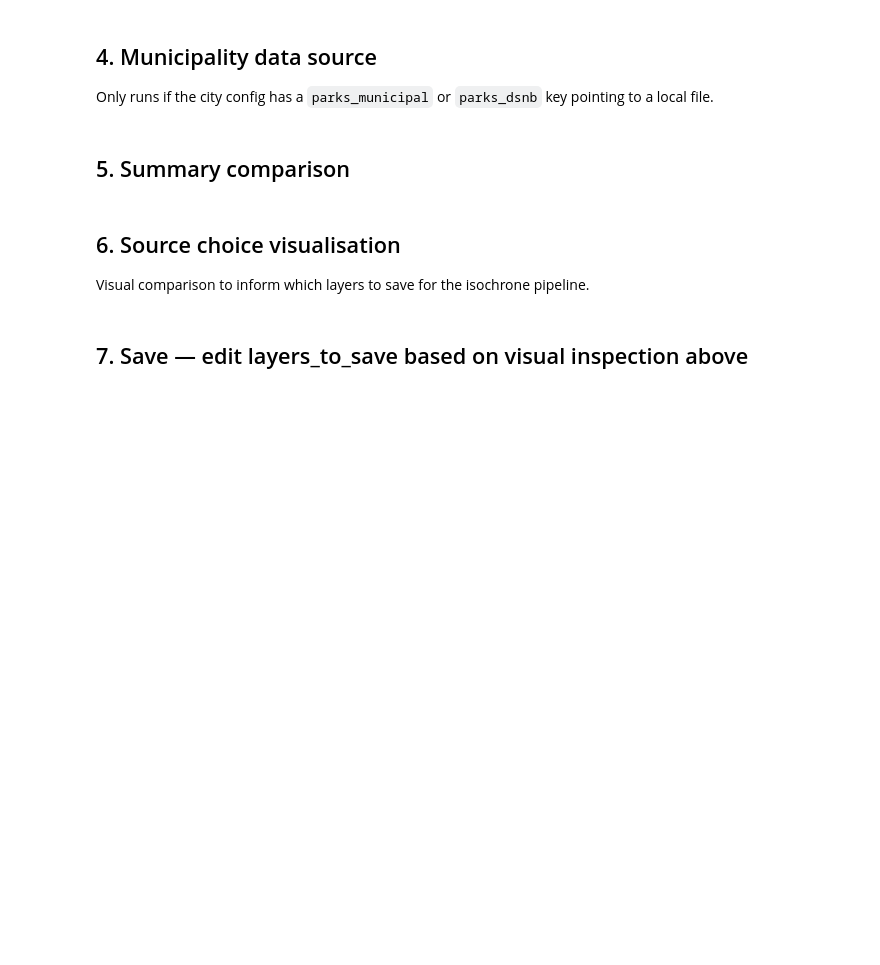
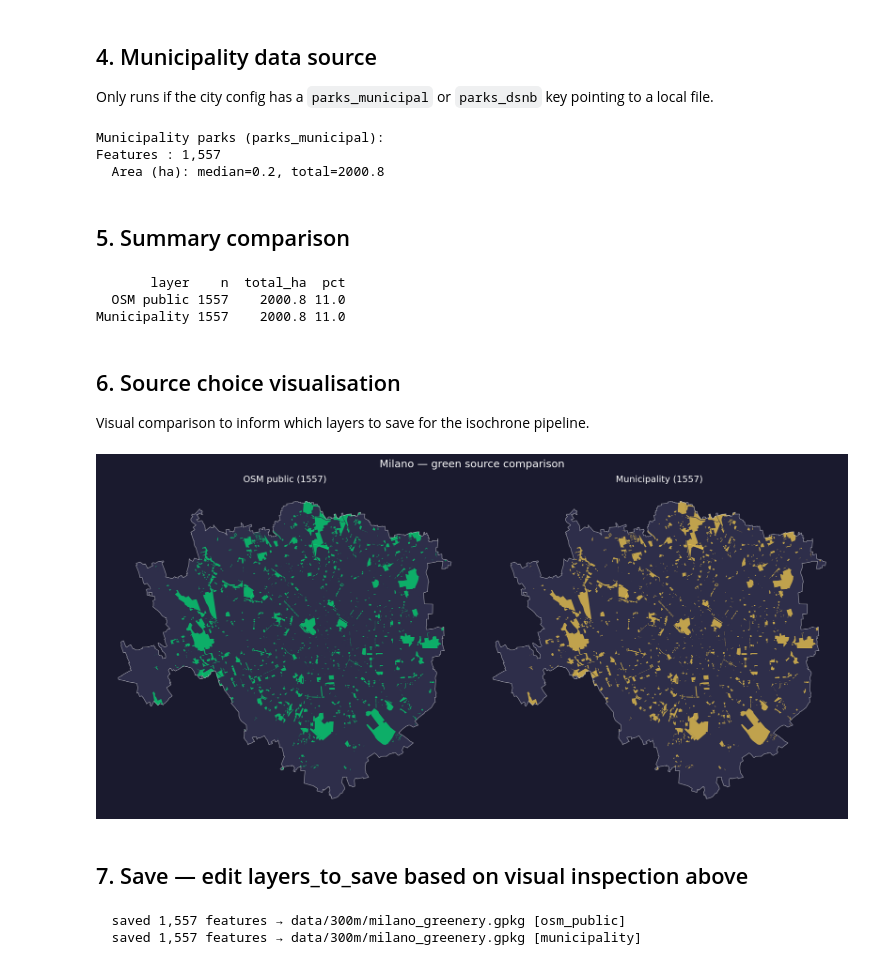
Before and after one commit to dclfbk/3-30-300-index, a Jupyter notebook: data_exploration/greenery_data_exploration.ipynb, the cells around one changed output. Drawn from its saved outputs; the diff is of its cells as text; code cells hidden in the pictures; blank space fills up the shorter version.

Commit message:
correcting config + greenery exploration script

```diff
--- a/data_exploration/greenery_data_exploration.ipynb
+++ b/data_exploration/greenery_data_exploration.ipynb
@@ -11,7 +11,7 @@ Output: `{city}_greenery.gpkg` with layers `osm_public` and/or `municipality`.
 This file is the input for `300_walkability_isochrone_computation.ipynb`.
 # %%
 # ── CHANGE THIS TO SWITCH CITY ──────────────────────────────────────────────
-CITY = "bologna"
+CITY = "milano"
 # ────────────────────────────────────────────────────────────────────────────
 # %%
 import warnings
@@ -67 +71,6 @@ print(f"Boundary: {boundary_ha:.0f} ha")
+# %%
+# ── initialise all optional source variables ─────────────────────────────────
+muni_raw     = None
+dsbn_pe_unis = None
+dsbn_ar_vrd  = None
 # %% [markdown]
@@ -93,18 +100,17 @@ else:
 Types: 11=park/garden, 1001=playground, 1101=garden, 1103=park
 # %%
-if DBSN_GDB:
-    pe_raw = gpd.read_file(DBSN_GDB, layer="pe_uins").to_crs(CRS_METRIC)
-    print(f"Total features: {len(pe_raw):,}")
+if "pe_unis" in src and os.path.exists(src["pe_unis"]):
+    pe_unis = gpd.read_file(src["pe_unis"]).to_crs(CRS_METRIC)
+    print(f"Total features: {len(pe_unis):,}")
 
     GREEN_TYPES = ["11", "1001", "1101", "1102", "1103"]
-    pe_green = (
-        pe_raw
+    dsbn_pe_unis = (
+        pe_unis
         .pipe(clip_and_reset, boundary)
         .pipe(area_ha)
         .loc[lambda df: df["pe_uins_ty"].isin(GREEN_TYPES)]
     )
     print("pe_unis green types:")
-    describe_areas(pe_green)
+    describe_areas(dsbn_pe_unis)
 else:
-    print("DBSN_GDB not set — skipping pe_unis")
-    pe_green = None
+    print('no settlement units for this city')
@@ -132,14 +145,13 @@ describe_areas(osm_public)
 ## 4. Municipality data source
 Only runs if the city config has a `parks_municipal` or `parks_dsnb` key pointing to a local file.
 # %%
-# Attempt to load a municipality-provided parks file if configured
+# load a municipality-provided parks file if configured
 municipal_key = next(
-    (k for k in ["parks_municipal", "parks_dsnb"] if k in src),
+    (k for k in ["parks_municipal"] if k in src),
     None
 )
 
 if municipal_key:
-    # Check if this file already exists (i.e. this run is an update, not first-time)
     import os as _os
     fpath = src[municipal_key]
     if _os.path.exists(fpath):
@@ -157,6 +169,10 @@ if municipal_key:
 else:
     print("No municipality parks configured for this city")
     muni_raw = None
+# %% [output]
+Municipality parks (parks_municipal):
+Features : 1,557
+  Area (ha): median=0.2, total=2000.8
 # %% [markdown]
 ## 5. Summary comparison
 # %%
@@ -166,13 +182,19 @@ rows = [{"layer": "OSM public", "n": len(osm_public), "total_ha": osm_public.are
 if muni_raw is not None:
     rows.append({"layer": "Municipality", "n": len(muni_raw), "total_ha": muni_raw.area_ha.sum(),
                  "pct": muni_raw.area_ha.sum() / boundary_ha * 100})
-
-if pe_green is not None:
-    rows.append({"layer": "DBSN pe_unis", "n": len(pe_green), "total_ha": pe_green.area_ha.sum(),
-                 "pct": pe_green.area_ha.sum() / boundary_ha * 100})
+if dsbn_pe_unis is not None:
+    rows.append({"layer": "DBSN pe_unis", "n": len(dsbn_pe_unis), "total_ha": dsbn_pe_unis.area_ha.sum(),
+                 "pct": dsbn_pe_unis.area_ha.sum() / boundary_ha * 100})
+if dsbn_ar_vrd is not None:
+    rows.append({"layer": "DBSN ar_vrd", "n": len(dsbn_ar_vrd), "total_ha": dsbn_ar_vrd.area_ha.sum(),
+                 "pct": dsbn_ar_vrd.area_ha.sum() / boundary_ha * 100})
 
 summary = pd.DataFrame(rows).round(1)
 print(summary.to_string(index=False))
+# %% [output]
+       layer    n  total_ha  pct
+  OSM public 1557    2000.8 11.0
+Municipality 1557    2000.8 11.0
 # %% [markdown]
 ## 6. Source choice visualisation
 Visual comparison to inform which layers to save for the isochrone pipeline.
@@ -182,36 +204,42 @@ C_MUNI  = "#FFD54F"
 C_SETT  = "#c44dff"
 FIG_BG  = "#1a1a2e"
 PAN_BG  = "#12122a"
 LAND_BG = "#2e2e4a"
 
 n_panels = 1 + (muni_raw is not None) + (pe_green is not None)
 fig, axes = plt.subplots(1, n_panels, figsize=(7 * n_panels, 7), dpi=150)
 if n_panels == 1:
     axes = [axes]
 fig.patch.set_facecolor(FIG_BG)
 for ax in axes:
     ax.set_facecolor(PAN_BG)
     boundary.plot(ax=ax, color=LAND_BG, zorder=0)
     boundary.boundary.plot(ax=ax, color="white", linewidth=0.8, alpha=0.5, zorder=5)
     ax.axis("off")
 
 idx = 0
 osm_public.plot(ax=axes[idx], color=C_OSM, alpha=0.7, zorder=3)
 axes[idx].set_title(f"OSM public ({len(osm_public)})", color="white", fontsize=12)
 idx += 1
 
 if muni_raw is not None:
     muni_raw.plot(ax=axes[idx], color=C_MUNI, alpha=0.7, zorder=3)
     axes[idx].set_title(f"Municipality ({len(muni_raw)})", color="white", fontsize=12)
     idx += 1
 
-if pe_green is not None:
-    pe_green.plot(ax=axes[idx], color=C_SETT, alpha=0.7, zorder=3)
-    axes[idx].set_title(f"DBSN pe_unis ({len(pe_green)})", color="white", fontsize=12)
+if dsbn_ar_vrd is not None:
+    dsbn_ar_vrd.plot(ax=axes[idx], color=C_SETT, alpha=0.7, zorder=3)
+    axes[idx].set_title(f"DBSN pe_unis ({len(dsbn_ar_vrd)})", color="white", fontsize=12)
+
+if dsbn_pe_unis is not None:
+    dsbn_pe_unis.plot(ax=axes[idx], color=C_SETT, alpha=0.7, zorder=3)
+    axes[idx].set_title(f"DBSN pe_unis ({len(dsbn_pe_unis)})", color="white", fontsize=12)
 
 fig.suptitle(f"{CITY.title()} — green source comparison", color="white", fontsize=14)
 plt.tight_layout()
 plt.show()
+# %% [output]
+[figure, added]
 # %% [markdown]
 ## 7. Save — edit layers_to_save based on visual inspection above
 # %%
@@ -243,3 +271,6 @@ _os.makedirs(_os.path.dirname(OUT_GPKG), exist_ok=True)
 for layer_name, gdf in layers_to_save.items():
     gdf.to_file(OUT_GPKG, layer=layer_name, driver="GPKG")
     print(f"  saved {len(gdf):,} features → {OUT_GPKG} [{layer_name}]")
+# %% [output]
+  saved 1,557 features → data/300m/milano_greenery.gpkg [osm_public]
+  saved 1,557 features → data/300m/milano_greenery.gpkg [municipality]
```
Also changed, not shown: parts of 10 cells of this notebook, 3 other files.
